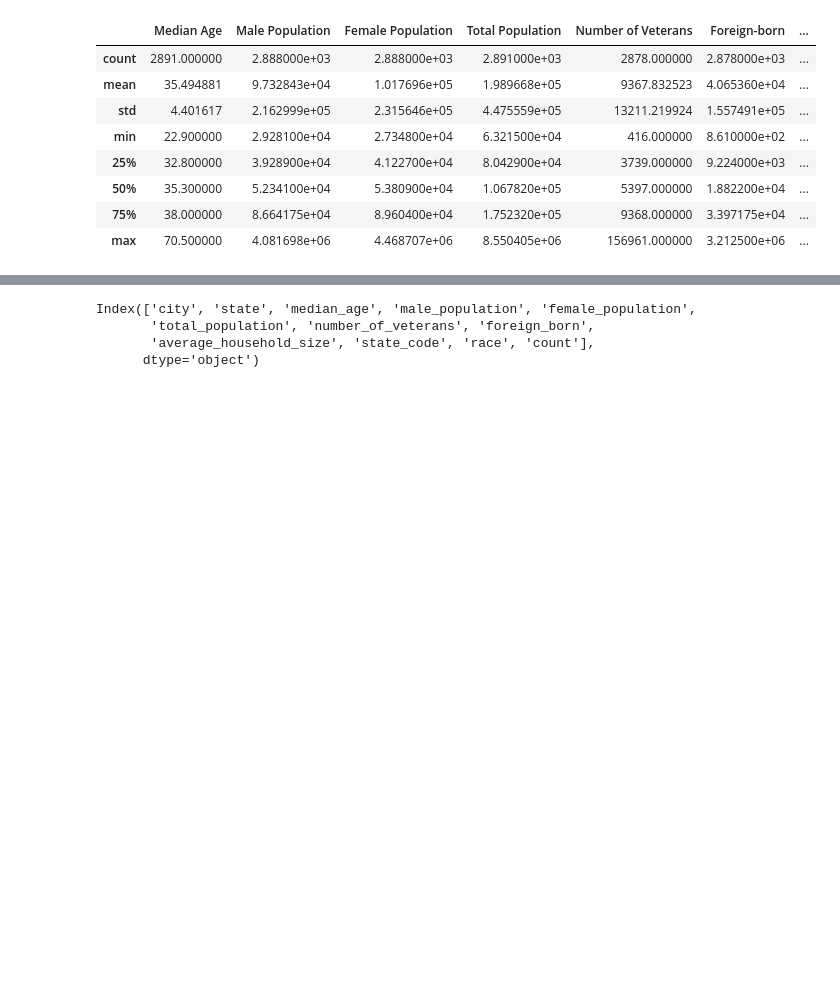
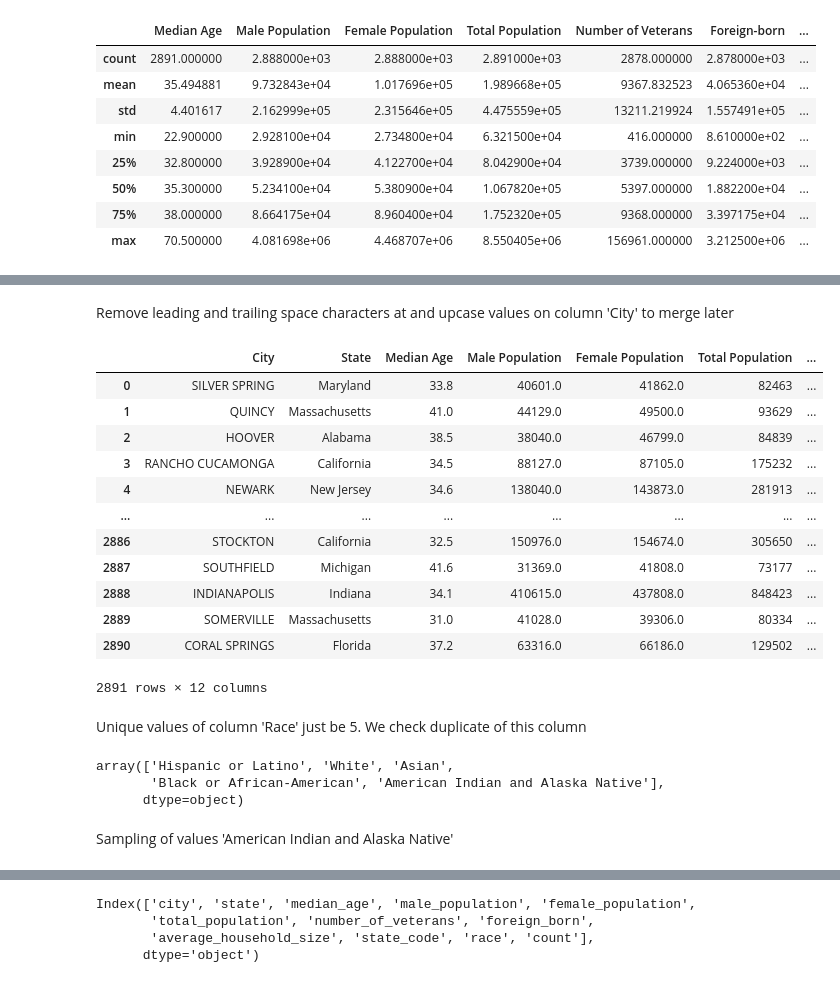
Before and after one commit to doanvanthanhfpt/DataEngineering-CapstoneProject, a Jupyter notebook: unitTest-cleaning_staging_usdemo.ipynb, the cells around one changed output, grey strips where cells are left out. Saved outputs shown, nothing was run; the diff lists cells and outputs as text; code cells hidden in the pictures; blank space fills up the shorter version.

```diff
--- a/unitTest-cleaning_staging_usdemo.ipynb
+++ b/unitTest-cleaning_staging_usdemo.ipynb
@@ -50,3 +50,6 @@ citydemo_df.describe()
 | 50% | 35.300000 | 5.234100e+04 | 5.380900e+04 | 1.067820e+05 | 5397.000000 | 1.882200e+04 | ... |
 | 75% | 38.000000 | 8.664175e+04 | 8.960400e+04 | 1.752320e+05 | 9368.000000 | 3.397175e+04 | ... |
 | max | 70.500000 | 4.081698e+06 | 4.468707e+06 | 8.550405e+06 | 156961.000000 | 3.212500e+06 | ... |
+# %%
+pd.set_option('display.max_columns', 50)
+citydemo_df.head()
@@ -52,0 +100,30 @@ citydemo_df.describe()
+# %% [markdown]
+Remove leading and trailing space characters at  and upcase values on column 'City' to merge later
+# %%
+citydemo_df.City = citydemo_df.City.str.strip().str.upper()
+citydemo_df
+# %% [output]
+|  | City | State | Median Age | Male Population | Female Population | Total Population | ... |
+| 0 | SILVER SPRING | Maryland | 33.8 | 40601.0 | 41862.0 | 82463 | ... |
+| 1 | QUINCY | Massachusetts | 41.0 | 44129.0 | 49500.0 | 93629 | ... |
+| 2 | HOOVER | Alabama | 38.5 | 38040.0 | 46799.0 | 84839 | ... |
+| 3 | RANCHO CUCAMONGA | California | 34.5 | 88127.0 | 87105.0 | 175232 | ... |
+| 4 | NEWARK | New Jersey | 34.6 | 138040.0 | 143873.0 | 281913 | ... |
+| ... | ... | ... | ... | ... | ... | ... | ... |
+| 2886 | STOCKTON | California | 32.5 | 150976.0 | 154674.0 | 305650 | ... |
+| 2887 | SOUTHFIELD | Michigan | 41.6 | 31369.0 | 41808.0 | 73177 | ... |
+| 2888 | INDIANAPOLIS | Indiana | 34.1 | 410615.0 | 437808.0 | 848423 | ... |
+| 2889 | SOMERVILLE | Massachusetts | 31.0 | 41028.0 | 39306.0 | 80334 | ... |
+| 2890 | CORAL SPRINGS | Florida | 37.2 | 63316.0 | 66186.0 | 129502 | ... |
+2891 rows × 12 columns
+# %% [markdown]
+Unique values of column 'Race' just be 5. We check duplicate of this column
+# %%
+race_unique = citydemo_df['Race'].unique()
+race_unique
+# %% [output]
+array(['Hispanic or Latino', 'White', 'Asian',
+       'Black or African-American', 'American Indian and Alaska Native'],
+      dtype=object)
+# %% [markdown]
+Sampling of values 'American Indian and Alaska Native'
```
Also changed, not shown: parts of 44 cells of this notebook, 3 other files.
